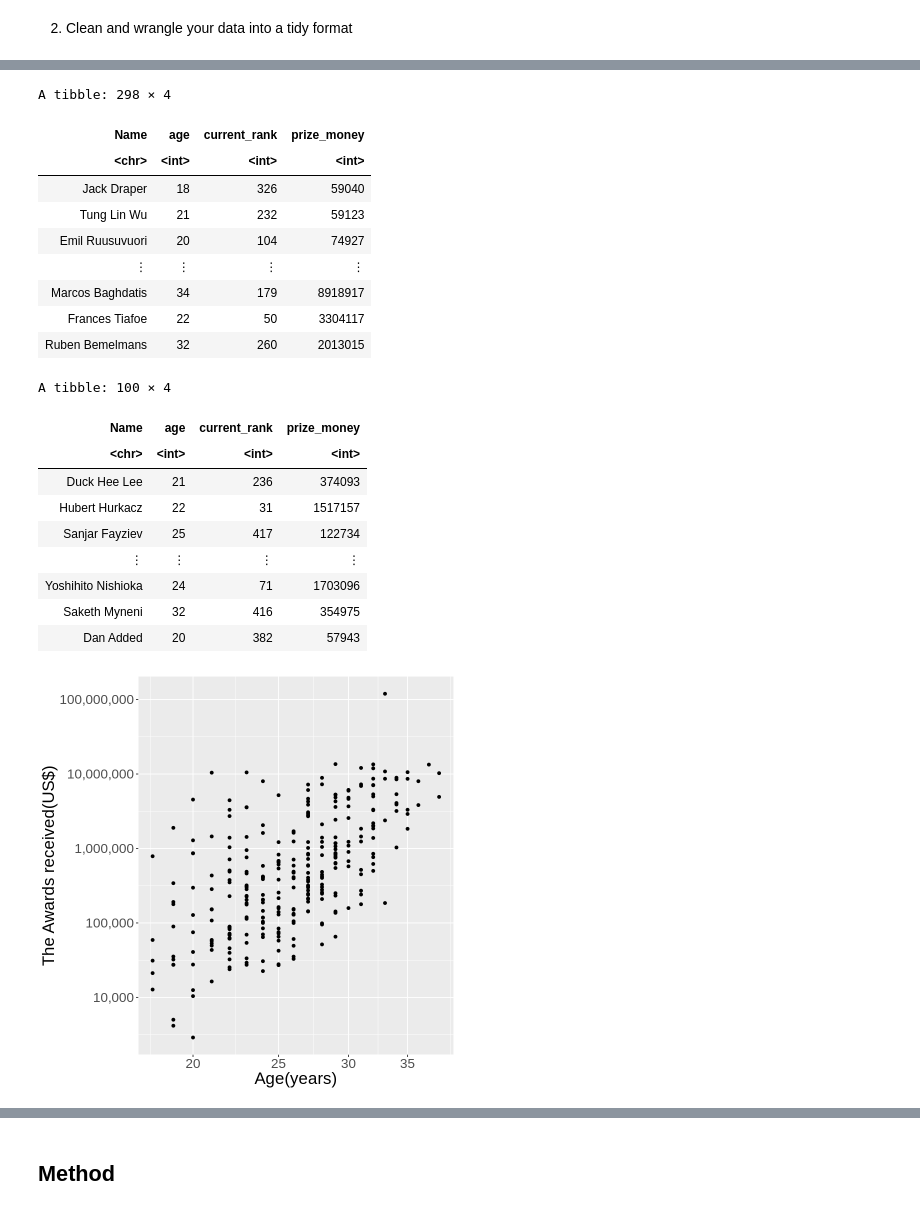
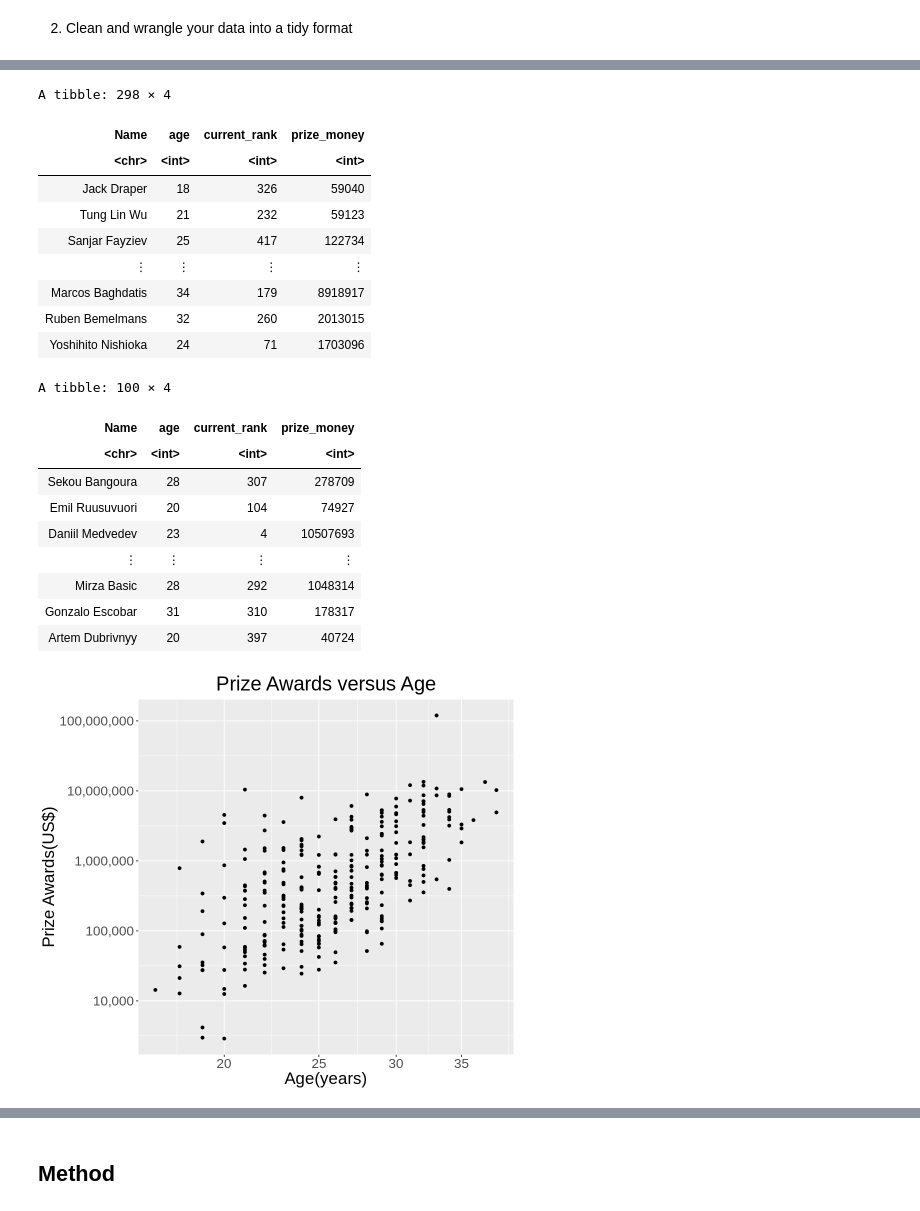
Before and after one commit to HaoyuYou/player_group_project, a Jupyter notebook: group_proposal.ipynb, the cells around one changed output, grey strips where cells are left out. Drawn from its saved outputs; the diff is of its cells as text; code cells hidden in the pictures.

```diff
--- a/group_proposal.ipynb
+++ b/group_proposal.ipynb
@@ -79,7 +79,9 @@ player_data <- player |>
                mutate(current_rank = as.integer(current_rank)) |>
                mutate(current_score = as.integer(str_remove(current_score, "\\)"))) |>
                mutate(prize_money = str_remove_all(`Prize Money`, "[A-Za-z$, ]")) |>
-               mutate(prize_money = as.integer(prize_money))
+               mutate(prize_money = as.integer(prize_money)) |>
+               select(Name, age, current_rank, prize_money)|>
+               na.omit()
 player_data
 # %% [output]
 Warning message in mask$eval_all_mutate(quo):
@@ -97,8 +99,5 @@ A tibble: 500 × 41
 # %%
-
 player_split <- player_data |>
-                select(Name, age, current_rank, prize_money)|>
-                na.omit() |>
                 initial_split(prop = 0.75, strata = prize_money)
 player_training <- training(player_split)
 player_testing <- testing(player_split)
@@ -111,18 +110,18 @@ A tibble: 298 × 4
 | <chr> | <int> | <int> | <int> |
 | Jack Draper | 18 | 326 | 59040 |
 | Tung Lin Wu | 21 | 232 | 59123 |
-| Emil Ruusuvuori | 20 | 104 | 74927 |
+| Sanjar Fayziev | 25 | 417 | 122734 |
 | ⋮ | ⋮ | ⋮ | ⋮ |
 | Marcos Baghdatis | 34 | 179 | 8918917 |
-| Frances Tiafoe | 22 | 50 | 3304117 |
 | Ruben Bemelmans | 32 | 260 | 2013015 |
+| Yoshihito Nishioka | 24 | 71 | 1703096 |
 A tibble: 100 × 4
 | Name | age | current_rank | prize_money |
 | <chr> | <int> | <int> | <int> |
-| Duck Hee Lee | 21 | 236 | 374093 |
-| Hubert Hurkacz | 22 | 31 | 1517157 |
-| Sanjar Fayziev | 25 | 417 | 122734 |
+| Sekou Bangoura | 28 | 307 | 278709 |
+| Emil Ruusuvuori | 20 | 104 | 74927 |
+| Daniil Medvedev | 23 | 4 | 10507693 |
 | ⋮ | ⋮ | ⋮ | ⋮ |
-| Yoshihito Nishioka | 24 | 71 | 1703096 |
-| Saketh Myneni | 32 | 416 | 354975 |
-| Dan Added | 20 | 382 | 57943 |
+| Mirza Basic | 28 | 292 | 1048314 |
+| Gonzalo Escobar | 31 | 310 | 178317 |
+| Artem Dubrivnyy | 20 | 397 | 40724 |
@@ -129,15 +130,17 @@ A tibble: 100 × 4
 # %%
 age_plot <- player_training |>
             ggplot(aes(x = age, y = prize_money)) +
             geom_point() +
-            labs(x = "Age(years)", y = "The Awards received(US$)") +
-                    theme(text = element_text(size = 20)) +
-                    scale_x_log10(labels = comma) +
-                    scale_y_log10(labels = comma)
+            labs(x = "Age(years)", y = "Prize Awards(US$)") +
+            theme(text = element_text(size = 20),
+                  plot.title = element_text(hjust = 0.5)) +
+            scale_x_log10(labels = comma) +
+            scale_y_log10(labels = comma) +
+            ggtitle("Prize Awards versus Age")
 
 age_plot
 # %% [output]
-[figure, old version]
+[figure, new version]
 # %%
 current_rank_plot <- player_training |>
                     ggplot(aes(x = current_rank, y = prize_money)) +
```
Also changed, not shown: parts of 7 cells of this notebook.
